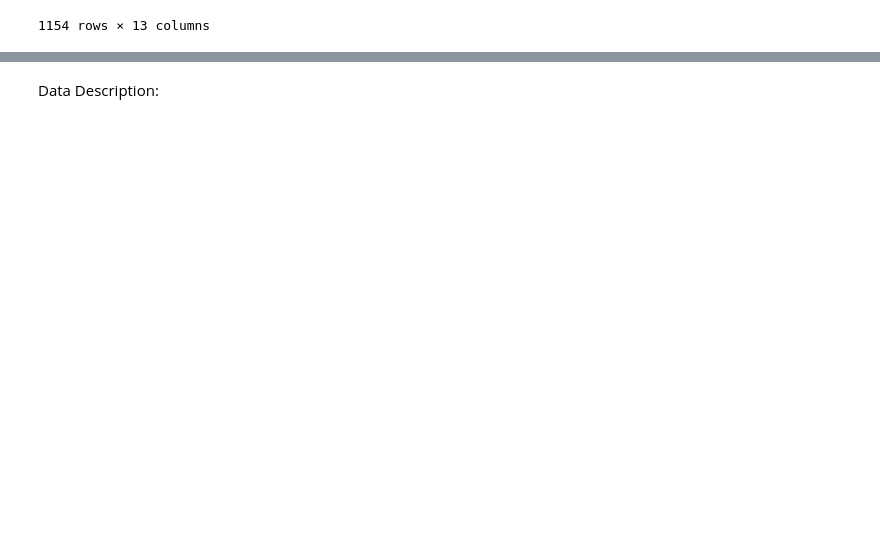
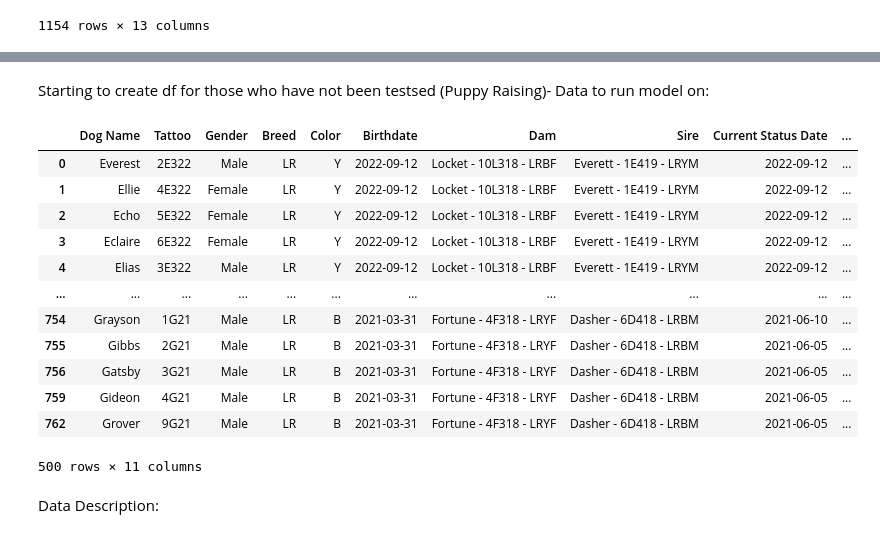
Before and after one commit to Julianna-Castlegrant/info2950-group-proj, a Jupyter notebook: finalproject/dogdata.ipynb, the cells around one changed output, grey strips where cells are left out. Saved outputs shown, nothing was run; the diff lists cells and outputs as text; code cells hidden in the pictures; blank space fills up the shorter version.

```diff
--- a/finalproject/dogdata.ipynb
+++ b/finalproject/dogdata.ipynb
@@ -166,0 +157,21 @@ clean_dogs_df.to_csv('clean_dog_data.csv')
+# %% [markdown]
+Starting to create df for those who have not been testsed (Puppy Raising)- Data to run model on:
+# %%
+dogs_to_predict_df = all_dogs_dropcol_df.loc[(all_dogs_dropcol_df['Status']=='Too Young to Test') | (all_dogs_dropcol_df['Status']=='Ready for Puppy Raiser') | (all_dogs_dropcol_df['Status']=='Puppy Raising')]
+#dogs_to_predict_df['Birthdate'] = pd.to_datetime(dogs_to_predict_df['Birthdate'])
+dogs_to_predict_df = dogs_to_predict_df.drop(columns = ['Pass_Fail'])
+dogs_to_predict_df
+# %% [output]
+|  | Dog Name | Tattoo | Gender | Breed | Color | Birthdate | Dam | Sire | Current Status Date | ... |
+| 0 | Everest | 2E322 | Male | LR | Y | 2022-09-12 | Locket - 10L318 - LRBF | Everett - 1E419 - LRYM | 2022-09-12 | ... |
+| 1 | Ellie | 4E322 | Female | LR | Y | 2022-09-12 | Locket - 10L318 - LRBF | Everett - 1E419 - LRYM | 2022-09-12 | ... |
+| 2 | Echo | 5E322 | Female | LR | Y | 2022-09-12 | Locket - 10L318 - LRBF | Everett - 1E419 - LRYM | 2022-09-12 | ... |
+| 3 | Eclaire | 6E322 | Female | LR | Y | 2022-09-12 | Locket - 10L318 - LRBF | Everett - 1E419 - LRYM | 2022-09-12 | ... |
+| 4 | Elias | 3E322 | Male | LR | Y | 2022-09-12 | Locket - 10L318 - LRBF | Everett - 1E419 - LRYM | 2022-09-12 | ... |
+| ... | ... | ... | ... | ... | ... | ... | ... | ... | ... | ... |
+| 754 | Grayson | 1G21 | Male | LR | B | 2021-03-31 | Fortune - 4F318 - LRYF | Dasher - 6D418 - LRBM | 2021-06-10 | ... |
+| 755 | Gibbs | 2G21 | Male | LR | B | 2021-03-31 | Fortune - 4F318 - LRYF | Dasher - 6D418 - LRBM | 2021-06-05 | ... |
+| 756 | Gatsby | 3G21 | Male | LR | B | 2021-03-31 | Fortune - 4F318 - LRYF | Dasher - 6D418 - LRBM | 2021-06-05 | ... |
+| 759 | Gideon | 4G21 | Male | LR | B | 2021-03-31 | Fortune - 4F318 - LRYF | Dasher - 6D418 - LRBM | 2021-06-05 | ... |
+| 762 | Grover | 9G21 | Male | LR | B | 2021-03-31 | Fortune - 4F318 - LRYF | Dasher - 6D418 - LRBM | 2021-06-05 | ... |
+500 rows × 11 columns
```
Also changed, not shown: parts of 5 cells of this notebook, 3 other files.
